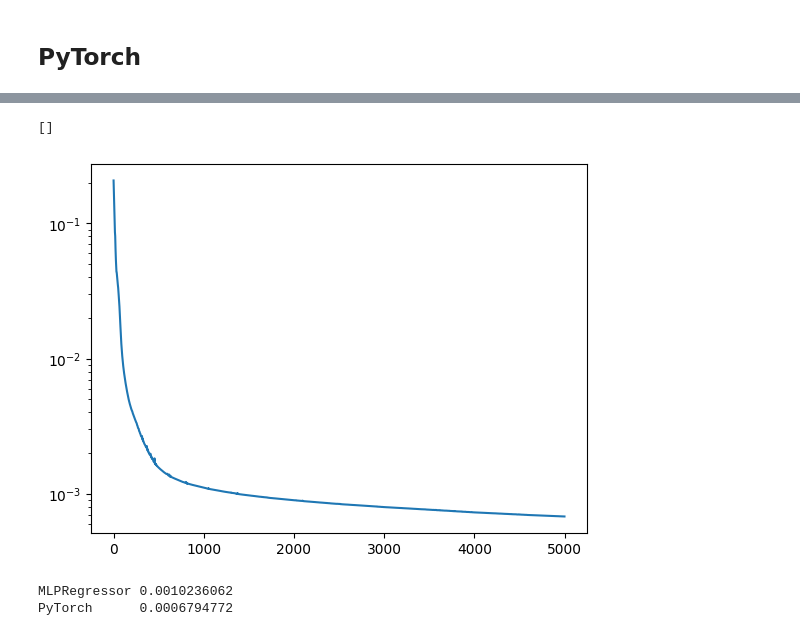
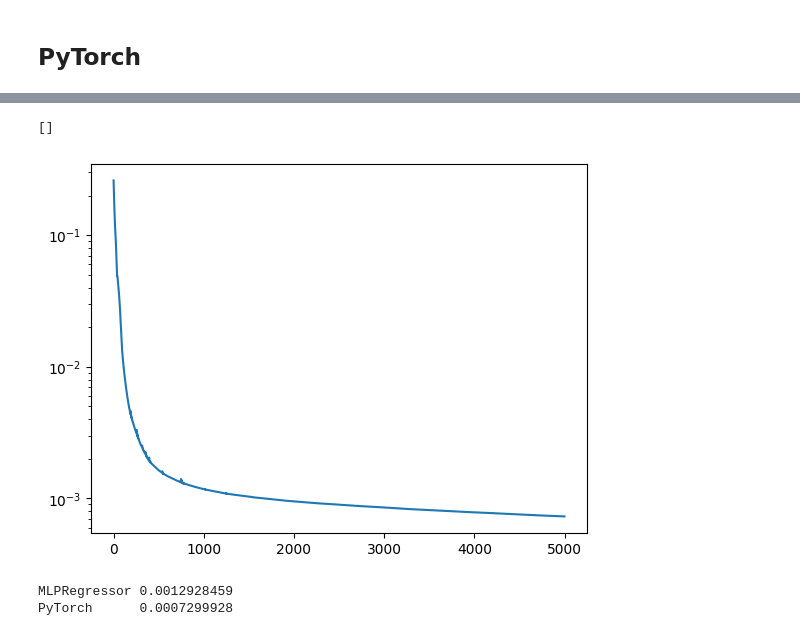
Before and after one commit to HDembinski/HDembinski.github.io, a Jupyter notebook: regression.ipynb, the cells around one changed output, grey strips where cells are left out. Drawn from its saved outputs; the diff is of its cells as text; code cells hidden in the pictures.

```diff
--- a/regression.ipynb
+++ b/regression.ipynb
@@ -15,8 +15,6 @@ with gzip.open("rec_hist_pt_25.pkl.gz") as f:
 with gzip.open("gen_hist_pt_25.pkl.gz") as f:
     gen = pickle.load(f)
 
-rec = rec[:,:,:,:,:]
-gen = gen[:,:,:,:,:]
 # fix for divide by zero
 gen.values()[gen.values() == 0] = 1
 
@@ -26,28 +24,24 @@ ns = rec.values()
 ns = np.where(ns > n, n, ns)
 nf = n - ns
 
-eff = ns / n
-
-# z = 1
-# sigma_eff = z/(n + z ** 2) * np.sqrt(ns * nf / (n + 1e-8) + z ** 2 / 4)
-
 X = []
-y = []
+ysf = []
 for ieta, eta in enumerate(rec.axes[0].centers):
     for ipt, pt in enumerate(rec.axes[1].centers):
         for iphi, phi in enumerate(rec.axes[2].centers):
             for ich, _ in enumerate(rec.axes[3]):
                 for isp, _ in enumerate(rec.axes[4]):
                     X.append((eta, np.log(pt), np.cos(phi), np.sin(phi), ich, isp))
-                    y.append(eff[ieta, ipt, iphi, ich, isp])
+                    ysf.append((ns[ieta, ipt, iphi, ich, isp], nf[ieta, ipt, iphi, ich, isp]))
 
-X_raw = np.array(X).astype(np.float32)
-y = np.array(y).astype(np.float32)
+X0 = np.array(X).astype(np.float32)
+ysf = np.array(ysf).astype(np.float32)
+y = ysf[:, 0] / np.sum(ysf, axis=1)
 
 scaler = StandardScaler()
-scaler.fit(X_raw)
+scaler.fit(X0)
 
-X = scaler.transform(X_raw)
+X = scaler.transform(X0)
 
 print("data points", X.shape[0])
 # %% [output]
@@ -61,7 +55,7 @@ from sklearn.neural_network import MLPRegressor
 from sklearn.metrics import mean_squared_error
 
 clf = MLPRegressor(
-    hidden_layer_sizes=(2**6,) * 5,
+    hidden_layer_sizes=(2**6,) * 4,
     batch_size=1000,
     alpha=0,
     tol=1e-6,
@@ -190,7 +187,7 @@ scheduler = ReduceLROnPlateau(
 losses = []
 no_improvement_below_tolerance = 0
 prev_loss = np.inf
-for epoch in range(max_epoch):
+for epoch in range(1, max_epoch + 1):
     y_pred = torch_model(torch_X)
     loss = loss_fn(y_pred, torch_y)
     opt.zero_grad()
@@ -200,8 +197,8 @@ for epoch in range(max_epoch):
 
     loss = loss.item()
     losses.append(loss)
-    if epoch % 100 == 99:
-        print(epoch, loss)
+    if epoch == 1 or epoch % 100 == 0:
+        print("epoch", epoch, "loss", loss)
 
     if loss < prev_loss - tol:
         no_improvement_below_tolerance = 0
@@ -234,8 +231,8 @@ Epoch 04947: reducing learning rate of group 0 to 6.8719e-05.
 []
-[figure, old version]
+[figure, new version]
 # %%
 print("MLPRegressor", mean_squared_error(clf.predict(X), y))
 print("PyTorch     ", mean_squared_error(torch_model(torch_X).detach().numpy(), y))
 # %% [output]
-MLPRegressor 0.0010236062
-PyTorch      0.0006794772
+MLPRegressor 0.0012928459
+PyTorch      0.0007299928
```
Also changed, not shown: parts of 19 cells of this notebook.
